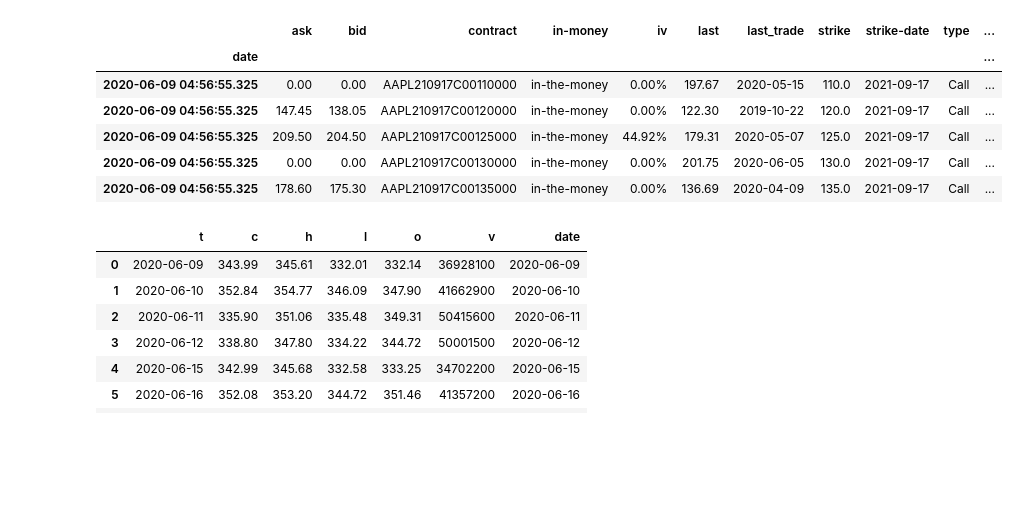
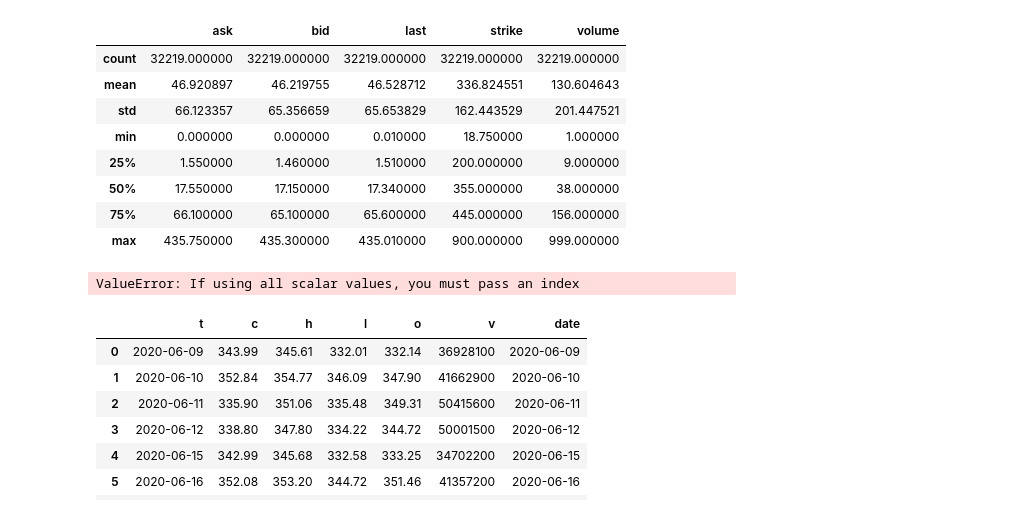
Before and after one commit to andermy/yahooScraper, a Jupyter notebook: Options_analsyis.ipynb, the cells around one changed output. Drawn from its saved outputs; the diff is of its cells as text; code cells hidden in the pictures; blank space fills up the shorter version.

Commit message:
stock price grab fix

```diff
--- a/Options_analsyis.ipynb
+++ b/Options_analsyis.ipynb
@@ -7,15 +7,17 @@ import datetime
 m = s.stockMongo()
 apple = m.get_options("AAPL")
 # %%
-apple.head()
+apple.describe()
 # %% [output]
-|  | ask | bid | contract | in-money | iv | last | last_trade | strike | strike-date | type | ... |
-| date |  |  |  |  |  |  |  |  |  |  | ... |
-| 2020-06-09 04:56:55.325 | 0.00 | 0.00 | AAPL210917C00110000 | in-the-money | 0.00% | 197.67 | 2020-05-15 | 110.0 | 2021-09-17 | Call | ... |
-| 2020-06-09 04:56:55.325 | 147.45 | 138.05 | AAPL210917C00120000 | in-the-money | 0.00% | 122.30 | 2019-10-22 | 120.0 | 2021-09-17 | Call | ... |
-| 2020-06-09 04:56:55.325 | 209.50 | 204.50 | AAPL210917C00125000 | in-the-money | 44.92% | 179.31 | 2020-05-07 | 125.0 | 2021-09-17 | Call | ... |
-| 2020-06-09 04:56:55.325 | 0.00 | 0.00 | AAPL210917C00130000 | in-the-money | 0.00% | 201.75 | 2020-06-05 | 130.0 | 2021-09-17 | Call | ... |
-| 2020-06-09 04:56:55.325 | 178.60 | 175.30 | AAPL210917C00135000 | in-the-money | 0.00% | 136.69 | 2020-04-09 | 135.0 | 2021-09-17 | Call | ... |
+|  | ask | bid | last | strike | volume |
+| count | 32219.000000 | 32219.000000 | 32219.000000 | 32219.000000 | 32219.000000 |
+| mean | 46.920897 | 46.219755 | 46.528712 | 336.824551 | 130.604643 |
+| std | 66.123357 | 65.356659 | 65.653829 | 162.443529 | 201.447521 |
+| min | 0.000000 | 0.000000 | 0.010000 | 18.750000 | 1.000000 |
+| 25% | 1.550000 | 1.460000 | 1.510000 | 200.000000 | 9.000000 |
+| 50% | 17.550000 | 17.150000 | 17.340000 | 355.000000 | 38.000000 |
+| 75% | 66.100000 | 65.100000 | 65.600000 | 445.000000 | 156.000000 |
+| max | 435.750000 | 435.300000 | 435.010000 | 900.000000 | 999.000000 |
 # %%
 apple = apple.where(apple['last_trade']==apple.index.date).dropna()
 # %%
@@ -23,5 +25,7 @@ apple = apple['2020-06-09'].where(apple['2020-06-09']['strike-date']=='2021-09-1
 # %%
-apl = m.get_finnhub_prices('AAPL', datetime.datetime.fromisoformat('2020-06-09'), datetime.datetime.now())
+apl = m.get_finnhub_prices('AAPL', datetime.datetime.fromisoformat('2020-08-09'), datetime.datetime.now())
+# %% [output]
+ValueError: If using all scalar values, you must pass an index
 # %%
 apl['date'] = pd.to_datetime(apl.index, "%Y-%m-%d")
 # %%
```
Also changed, not shown: parts of 1 cell of this notebook, 1 other file.
